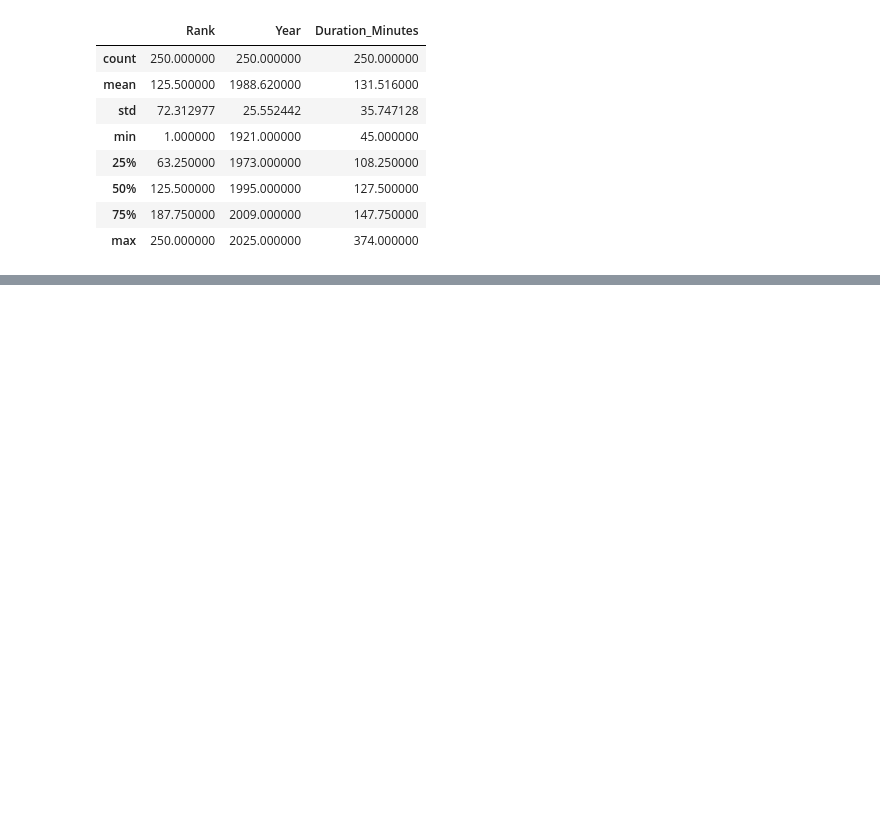
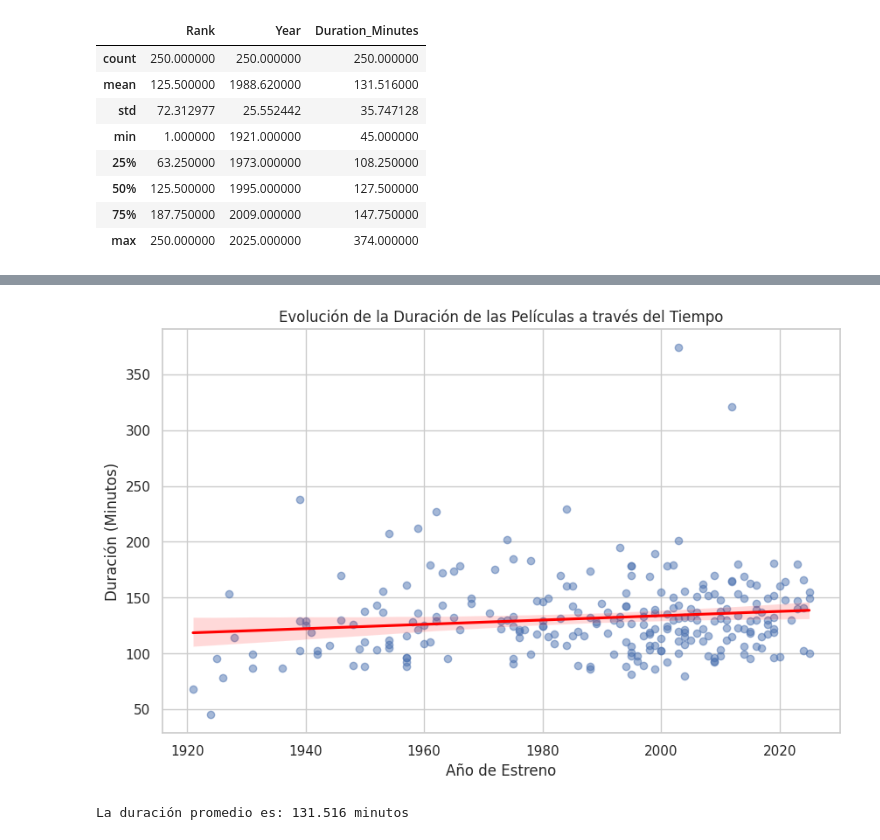
Before and after one commit to nbarrazae/Kaggle-Repo, a Jupyter notebook: eda-top-250-imdb-movie-dataset.ipynb, the cells around one changed output, grey strips where cells are left out. Saved outputs shown, nothing was run; the diff lists cells and outputs as text; code cells hidden in the pictures; blank space fills up the shorter version.

```diff
--- a/eda-top-250-imdb-movie-dataset.ipynb
+++ b/eda-top-250-imdb-movie-dataset.ipynb
@@ -160,0 +170,12 @@ plt.show()
+# %%
+#2 ¿Ha cambiado la duración con los años?
+plt.figure(figsize=(10, 6))
+sns.regplot(data=df, x='Year', y='Duration_Minutes', scatter_kws={'alpha':0.5}, line_kws={'color':'red'})
+plt.title('Evolución de la Duración de las Películas a través del Tiempo')
+plt.xlabel('Año de Estreno')
+plt.ylabel('Duración (Minutos)')
+plt.show()
+print(f"La duración promedio es: {df['Duration_Minutes'].mean()} minutos")
+# %% [output]
+[figure, added]
+La duración promedio es: 131.516 minutos
```
Also changed, not shown: parts of 9 cells of this notebook.
